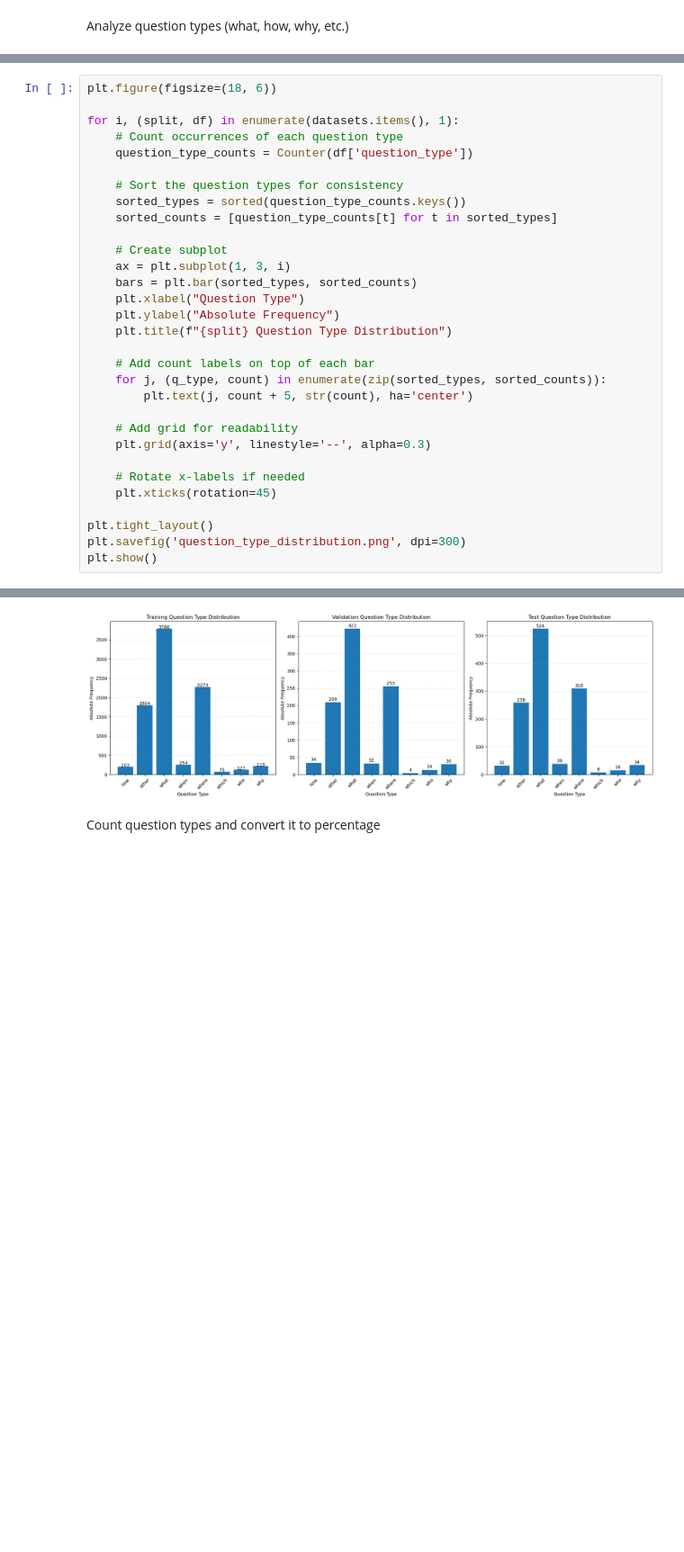
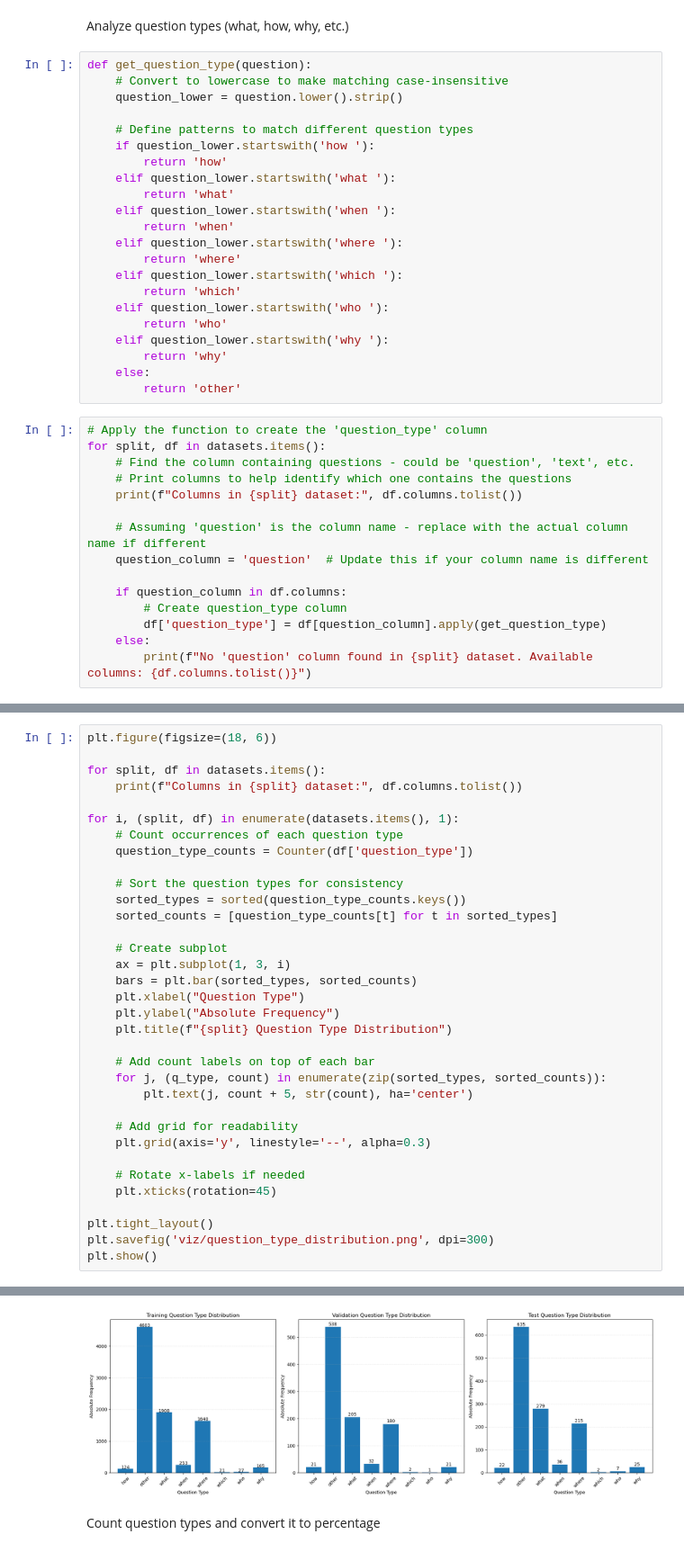
Before and after one commit to NevinJulian/HSLU.NLP, a Jupyter notebook: course_project/project_1.ipynb, the cells around one changed output, grey strips where cells are left out. Shown at 90% size. Drawn from its saved outputs; the diff is of its cells as text; blank space fills up the shorter version.

```diff
--- a/course_project/project_1.ipynb
+++ b/course_project/project_1.ipynb
@@ -282,3 +282,40 @@ plt.show()  # Optional: display the plot in addition to saving it
 [figure]
 # %% [markdown]
 Analyze question types (what, how, why, etc.)
+# %%
+def get_question_type(question):
+    # Convert to lowercase to make matching case-insensitive
+    question_lower = question.lower().strip()
+
+    # Define patterns to match different question types
+    if question_lower.startswith('how '):
+        return 'how'
+    elif question_lower.startswith('what '):
+        return 'what'
+    elif question_lower.startswith('when '):
+        return 'when'
+    elif question_lower.startswith('where '):
+        return 'where'
+    elif question_lower.startswith('which '):
+        return 'which'
+    elif question_lower.startswith('who '):
+        return 'who'
+    elif question_lower.startswith('why '):
+        return 'why'
+    else:
+        return 'other'
+# %%
+# Apply the function to create the 'question_type' column
+for split, df in datasets.items():
+    # Find the column containing questions - could be 'question', 'text', etc.
+    # Print columns to help identify which one contains the questions
+    print(f"Columns in {split} dataset:", df.columns.tolist())
+
+    # Assuming 'question' is the column name - replace with the actual column name if different
+    question_column = 'question'  # Update this if your column name is different
+
+    if question_column in df.columns:
+        # Create question_type column
+        df['question_type'] = df[question_column].apply(get_question_type)
+    else:
+        print(f"No 'question' column found in {split} dataset. Available columns: {df.columns.tolist()}")
@@ -285,5 +326,8 @@ Analyze question types (what, how, why, etc.)
 # %%
 plt.figure(figsize=(18, 6))
+
+for split, df in datasets.items():
+    print(f"Columns in {split} dataset:", df.columns.tolist())
 
 for i, (split, df) in enumerate(datasets.items(), 1):
     # Count occurrences of each question type
@@ -311,6 +355,6 @@ for i, (split, df) in enumerate(datasets.items(), 1):
     plt.xticks(rotation=45)
 
 plt.tight_layout()
-plt.savefig('question_type_distribution.png', dpi=300)
+plt.savefig('viz/question_type_distribution.png', dpi=300)
 plt.show()
 # %% [output]
@@ -317,4 +364,4 @@ plt.show()
-[figure, old version]
+[figure, new version]
 # %% [markdown]
 Count question types and convert it to percentage
 # %%
```
Also changed, not shown: parts of 6 cells of this notebook, 9 other files.
